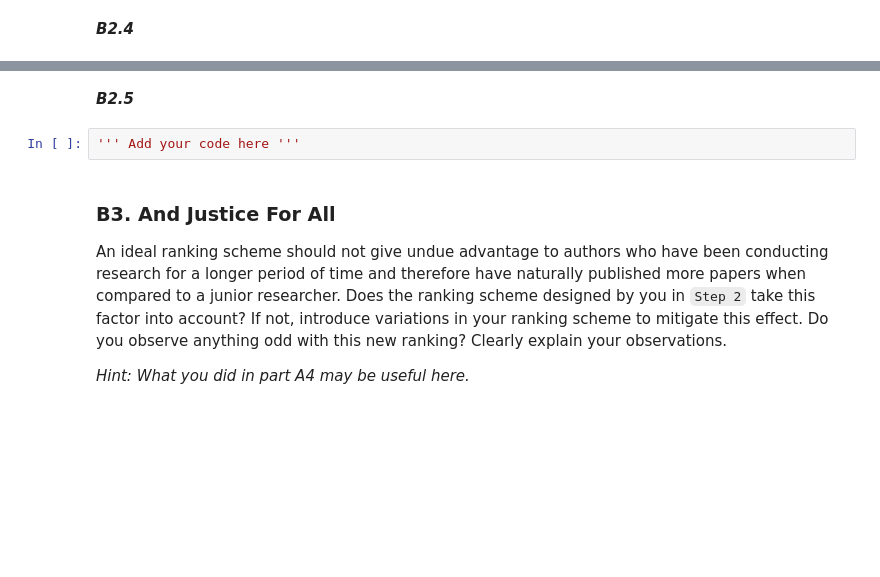
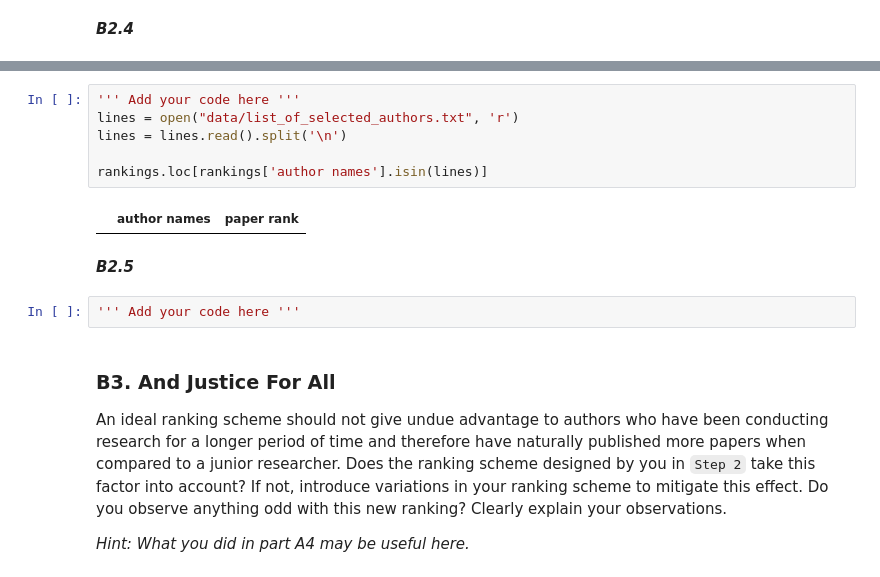
Before and after one commit to BerkMandiracioglu/AppliedDataAnalysisHW1, a Jupyter notebook: hw1.ipynb, the cells around one changed output, grey strips where cells are left out. Cells and saved outputs as stored; diff of their text form; blank space fills up the shorter version.

```diff
--- a/hw1.ipynb
+++ b/hw1.ipynb
@@ -326,3 +334,11 @@ merged_aminer
+# %%
+''' Add your code here '''
+lines = open("data/list_of_selected_authors.txt", 'r')
+lines = lines.read().split('\n')
+
+rankings.loc[rankings['author names'].isin(lines)]
+# %% [output]
+|  | author names | paper rank |
 # %% [markdown]
 ***B2.5***
 # %%
```
Also changed, not shown: parts of 13 cells of this notebook.
